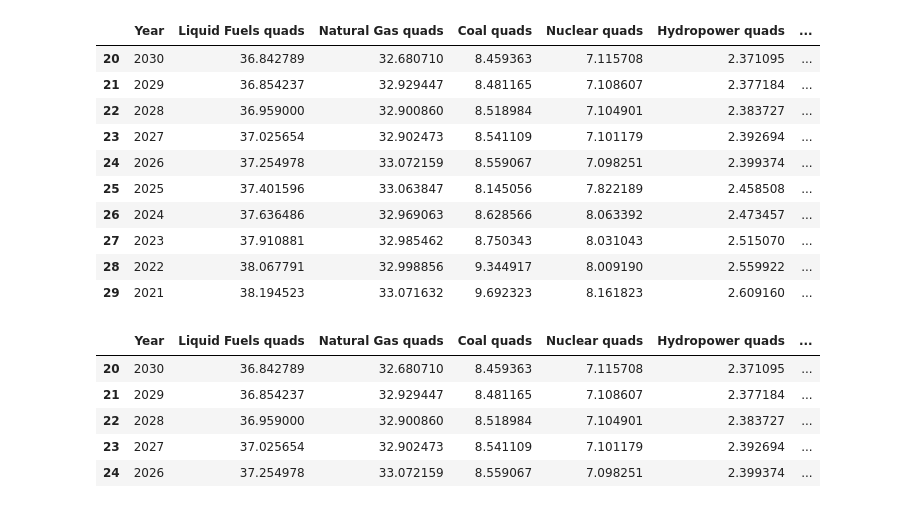
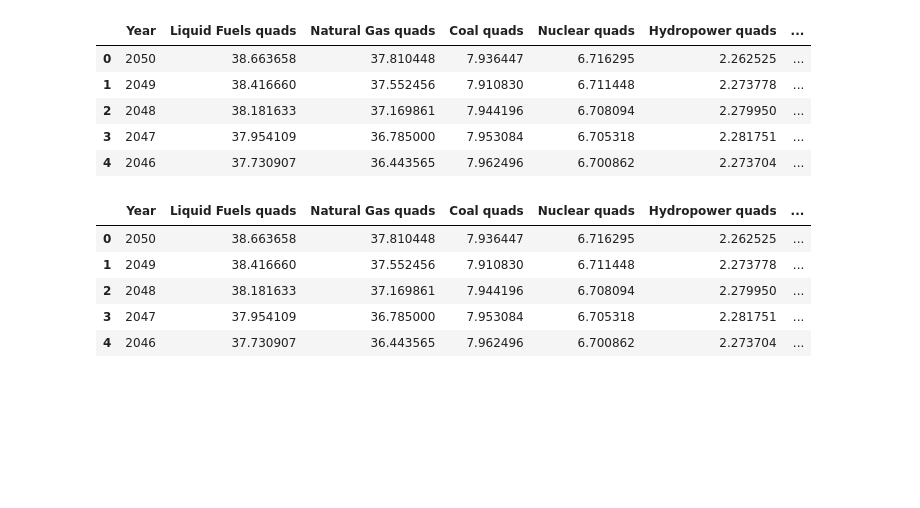
Before and after one commit to Laanu/Class_Project_Energy, a Jupyter notebook: notebooks/Elaine_consumption.ipynb, the cells around one changed output. Drawn from its saved outputs; the diff is of its cells as text; code cells hidden in the pictures; blank space fills up the shorter version.

```diff
--- a/notebooks/Elaine_consumption.ipynb
+++ b/notebooks/Elaine_consumption.ipynb
@@ -9,28 +6,23 @@ import hvplot.pandas
 # %%
  #Set file paths
 file_path = Path("../data/Total_Energy_Use.csv")
 
 # Read CSV as a DataFrame
 consumption_data = pd.read_csv(file_path)
 
 #consumption_data.set_index(consumption_data['Year'], inplace=True)
 
-consumption_data = consumption_data.iloc[20:-1]
+consumption_data = consumption_data
 
 
-consumption_data.head(10)
+consumption_data.head()
 # %% [output]
 |  | Year | Liquid Fuels quads | Natural Gas quads | Coal quads | Nuclear quads | Hydropower quads | ... |
-| 20 | 2030 | 36.842789 | 32.680710 | 8.459363 | 7.115708 | 2.371095 | ... |
-| 21 | 2029 | 36.854237 | 32.929447 | 8.481165 | 7.108607 | 2.377184 | ... |
-| 22 | 2028 | 36.959000 | 32.900860 | 8.518984 | 7.104901 | 2.383727 | ... |
-| 23 | 2027 | 37.025654 | 32.902473 | 8.541109 | 7.101179 | 2.392694 | ... |
-| 24 | 2026 | 37.254978 | 33.072159 | 8.559067 | 7.098251 | 2.399374 | ... |
-| 25 | 2025 | 37.401596 | 33.063847 | 8.145056 | 7.822189 | 2.458508 | ... |
-| 26 | 2024 | 37.636486 | 32.969063 | 8.628566 | 8.063392 | 2.473457 | ... |
-| 27 | 2023 | 37.910881 | 32.985462 | 8.750343 | 8.031043 | 2.515070 | ... |
-| 28 | 2022 | 38.067791 | 32.998856 | 9.344917 | 8.009190 | 2.559922 | ... |
-| 29 | 2021 | 38.194523 | 33.071632 | 9.692323 | 8.161823 | 2.609160 | ... |
+| 0 | 2050 | 38.663658 | 37.810448 | 7.936447 | 6.716295 | 2.262525 | ... |
+| 1 | 2049 | 38.416660 | 37.552456 | 7.910830 | 6.711448 | 2.273778 | ... |
+| 2 | 2048 | 38.181633 | 37.169861 | 7.944196 | 6.708094 | 2.279950 | ... |
+| 3 | 2047 | 37.954109 | 36.785000 | 7.953084 | 6.705318 | 2.281751 | ... |
+| 4 | 2046 | 37.730907 | 36.443565 | 7.962496 | 6.700862 | 2.273704 | ... |
 # %%
 # Grab the 'Crude Oil and Lease Condensate quads', 'Natural Gas Plant Liquids quads', 'Coal quads', 'Nuclear quads', 'Hydropower quads,'Other Renewable quads', columns
 
@@ -38,15 +30,14 @@ consumption = consumption_data.loc[:,['Year','Liquid Fuels quads', 'Natural Gas
 
 #consumption.sort_index(ascending=True)
 
-
 consumption.head()
 # %% [output]
 |  | Year | Liquid Fuels quads | Natural Gas quads | Coal quads | Nuclear quads | Hydropower quads | ... |
-| 20 | 2030 | 36.842789 | 32.680710 | 8.459363 | 7.115708 | 2.371095 | ... |
-| 21 | 2029 | 36.854237 | 32.929447 | 8.481165 | 7.108607 | 2.377184 | ... |
-| 22 | 2028 | 36.959000 | 32.900860 | 8.518984 | 7.104901 | 2.383727 | ... |
-| 23 | 2027 | 37.025654 | 32.902473 | 8.541109 | 7.101179 | 2.392694 | ... |
-| 24 | 2026 | 37.254978 | 33.072159 | 8.559067 | 7.098251 | 2.399374 | ... |
+| 0 | 2050 | 38.663658 | 37.810448 | 7.936447 | 6.716295 | 2.262525 | ... |
+| 1 | 2049 | 38.416660 | 37.552456 | 7.910830 | 6.711448 | 2.273778 | ... |
+| 2 | 2048 | 38.181633 | 37.169861 | 7.944196 | 6.708094 | 2.279950 | ... |
+| 3 | 2047 | 37.954109 | 36.785000 | 7.953084 | 6.705318 | 2.281751 | ... |
+| 4 | 2046 | 37.730907 | 36.443565 | 7.962496 | 6.700862 | 2.273704 | ... |
 # %%
 # Data Prep and plotting
 
```
Also changed, not shown: parts of 3 cells of this notebook, 5 other files.
